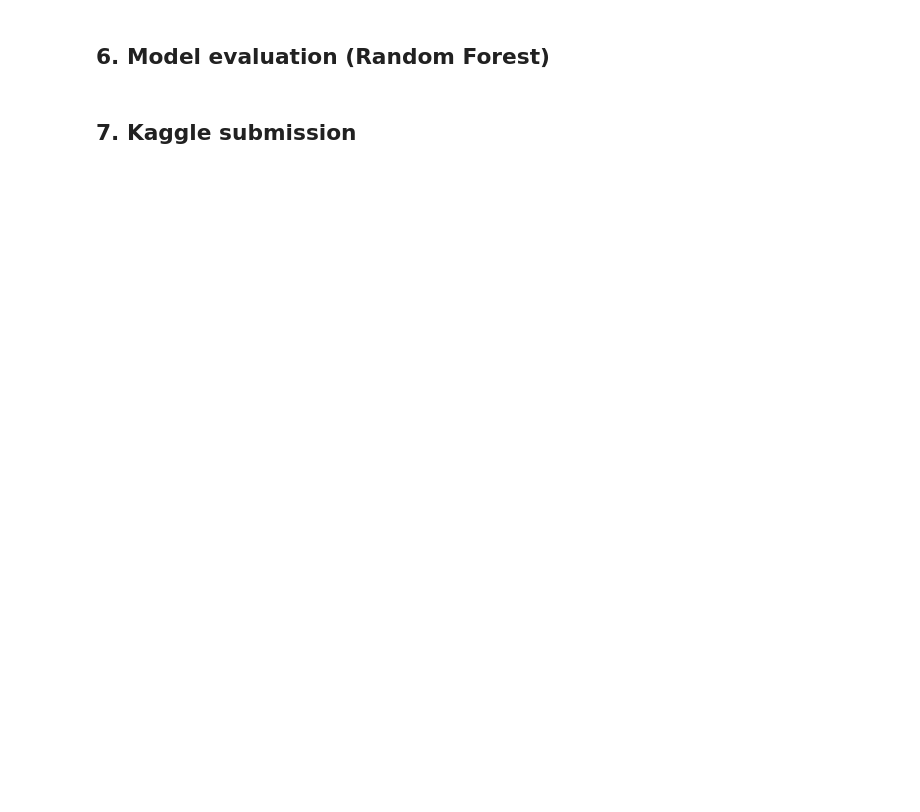
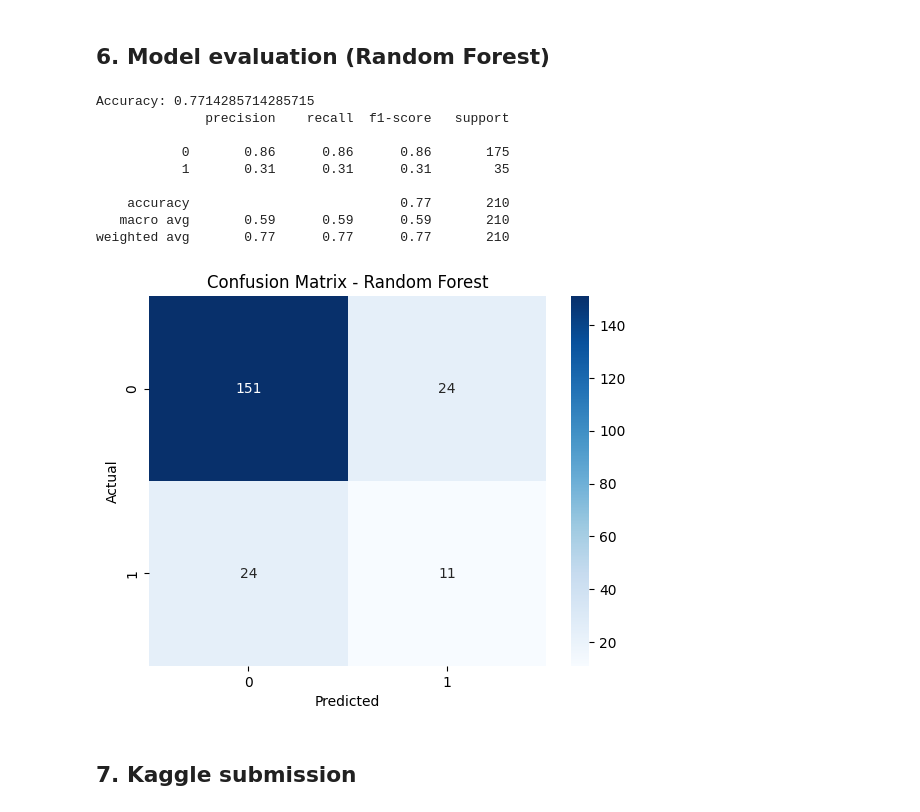
Before and after one commit to JefCoppens/3-banana, a Jupyter notebook: test1ss.ipynb, the cells around one changed output. Drawn from its saved outputs; the diff is of its cells as text; code cells hidden in the pictures; blank space fills up the shorter version.

```diff
--- a/test1ss.ipynb
+++ b/test1ss.ipynb
@@ -79,8 +128,8 @@ for col in cat_features:
 X = train_df.drop(["breakdown_next_30_days", "id"], axis=1)
 y = train_df["breakdown_next_30_days"]
 
-categorical_cols = X.select_dtypes(include="object").columns
-numerical_cols = X.select_dtypes(exclude="object").columns
+categorical_cols = X.select_dtypes(include=["object", "string", "category"]).columns
+numerical_cols = X.select_dtypes(include=["int64", "float64"]).columns
 
 preprocessor = ColumnTransformer(
     transformers=[
@@ -116,17 +178,31 @@ rf_pipeline.fit(X_train, y_train)
 # %% [markdown]
 ## 6. Model evaluation (Random Forest)
 # %%
-y_pred_rf = rf_pipeline.predict(X_val)
+y_probs = rf_pipeline.predict_proba(X_val)[:, 1]
+
+threshold = 0.25   # try 0.2–0.3 range
+y_pred_rf = (y_probs > threshold).astype(int)
 
 print("Accuracy:", accuracy_score(y_val, y_pred_rf))
 print(classification_report(y_val, y_pred_rf))
 
 cm = confusion_matrix(y_val, y_pred_rf)
 sns.heatmap(cm, annot=True, fmt="d", cmap="Blues")
 plt.xlabel("Predicted")
 plt.ylabel("Actual")
 plt.title("Confusion Matrix - Random Forest")
 plt.show()
+# %% [output]
+Accuracy: 0.7714285714285715
+              precision    recall  f1-score   support
+
+           0       0.86      0.86      0.86       175
+           1       0.31      0.31      0.31        35
+
+    accuracy                           0.77       210
+   macro avg       0.59      0.59      0.59       210
+weighted avg       0.77      0.77      0.77       210
+[figure, added]
 # %% [markdown]
 ## 7. Kaggle submission
 # %%
```
Also changed, not shown: parts of 9 cells of this notebook, 1 other file.
